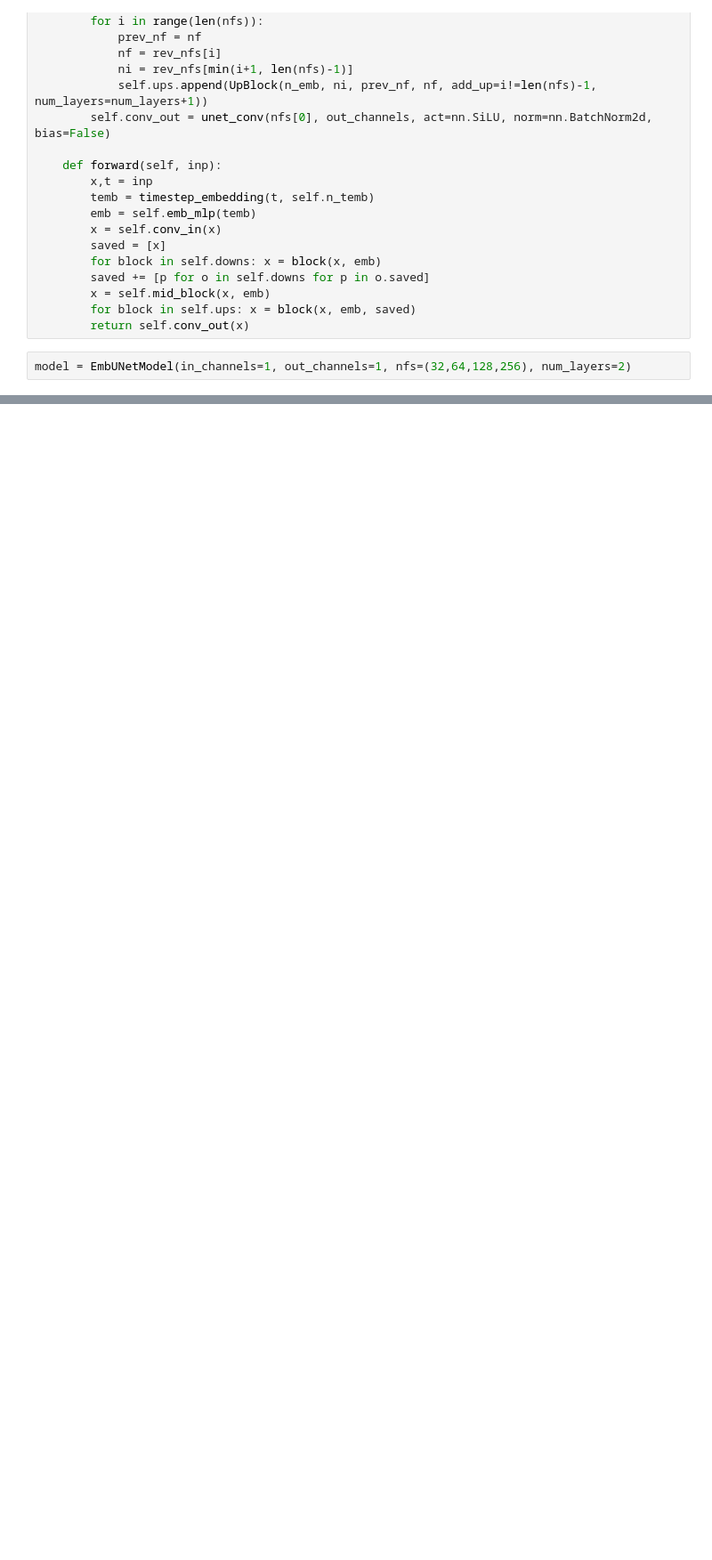
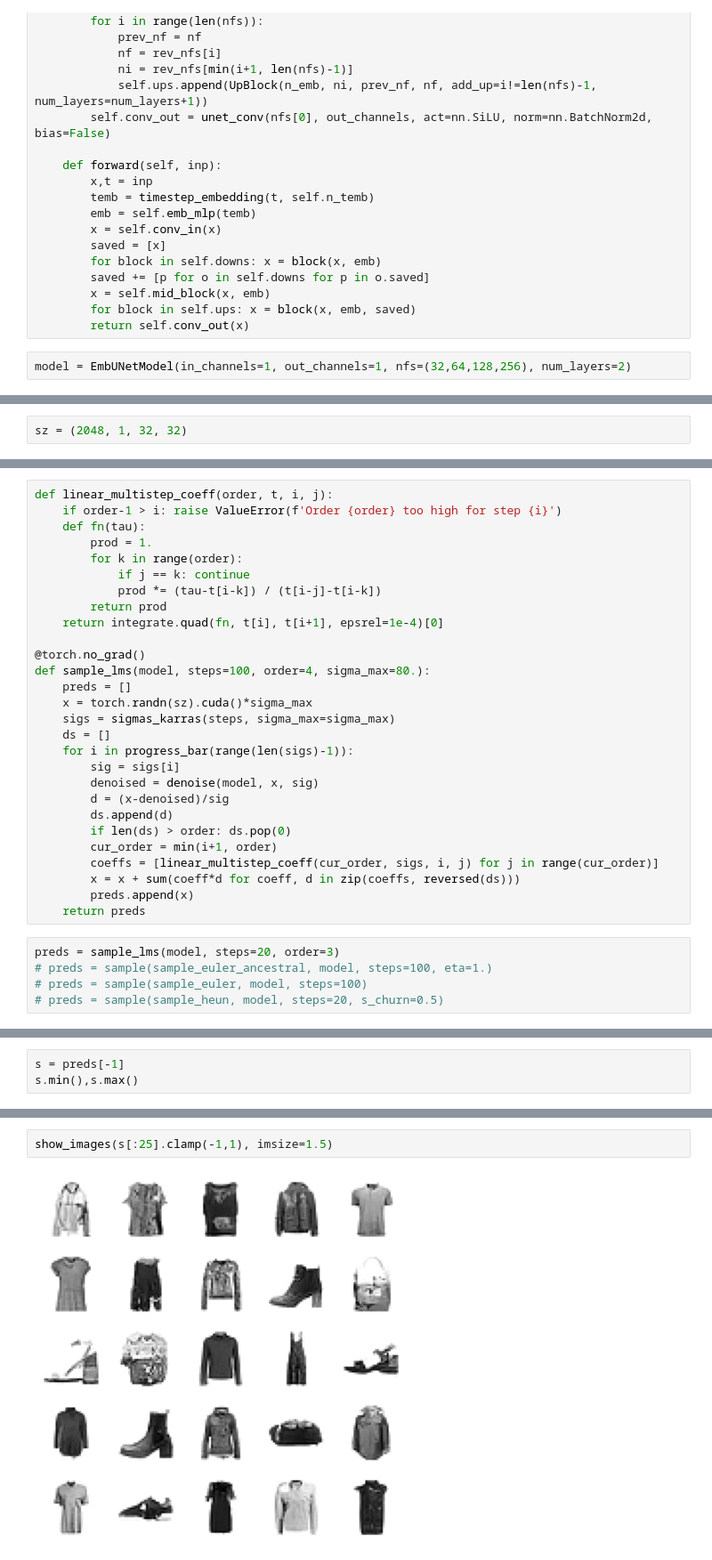
Before and after one commit to teome/diffusion-play, a Jupyter notebook: nbs/26_diffusion_unet.ipynb, the cells around one changed output, grey strips where cells are left out. Shown at 89% size. Drawn from its saved outputs; the diff is of its cells as text; blank space fills up the shorter version.

Commit message:
Train and sample UNet

```diff
--- a/nbs/26_diffusion_unet.ipynb
+++ b/nbs/26_diffusion_unet.ipynb
@@ -384,0 +423,2 @@ learn.fit(epochs)
+# %%
+sz = (2048, 1, 32, 32)
@@ -384,0 +486,33 @@ learn.fit(epochs)
+# %%
+def linear_multistep_coeff(order, t, i, j):
+    if order-1 > i: raise ValueError(f'Order {order} too high for step {i}')
+    def fn(tau):
+        prod = 1.
+        for k in range(order):
+            if j == k: continue
+            prod *= (tau-t[i-k]) / (t[i-j]-t[i-k])
+        return prod
+    return integrate.quad(fn, t[i], t[i+1], epsrel=1e-4)[0]
+
+@torch.no_grad()
+def sample_lms(model, steps=100, order=4, sigma_max=80.):
+    preds = []
+    x = torch.randn(sz).cuda()*sigma_max
+    sigs = sigmas_karras(steps, sigma_max=sigma_max)
+    ds = []
+    for i in progress_bar(range(len(sigs)-1)):
+        sig = sigs[i]
+        denoised = denoise(model, x, sig)
+        d = (x-denoised)/sig
+        ds.append(d)
+        if len(ds) > order: ds.pop(0)
+        cur_order = min(i+1, order)
+        coeffs = [linear_multistep_coeff(cur_order, sigs, i, j) for j in range(cur_order)]
+        x = x + sum(coeff*d for coeff, d in zip(coeffs, reversed(ds)))
+        preds.append(x)
+    return preds
+# %%
+preds = sample_lms(model, steps=20, order=3)
+# preds = sample(sample_euler_ancestral, model, steps=100, eta=1.)
+# preds = sample(sample_euler, model, steps=100)
+# preds = sample(sample_heun, model, steps=20, s_churn=0.5)
@@ -384,0 +521,3 @@ learn.fit(epochs)
+# %%
+s = preds[-1]
+s.min(),s.max()
@@ -384,0 +526,4 @@ learn.fit(epochs)
+# %%
+show_images(s[:25].clamp(-1,1), imsize=1.5)
+# %% [output]
+[figure, added]
```
Also changed, not shown: parts of 29 cells of this notebook.
